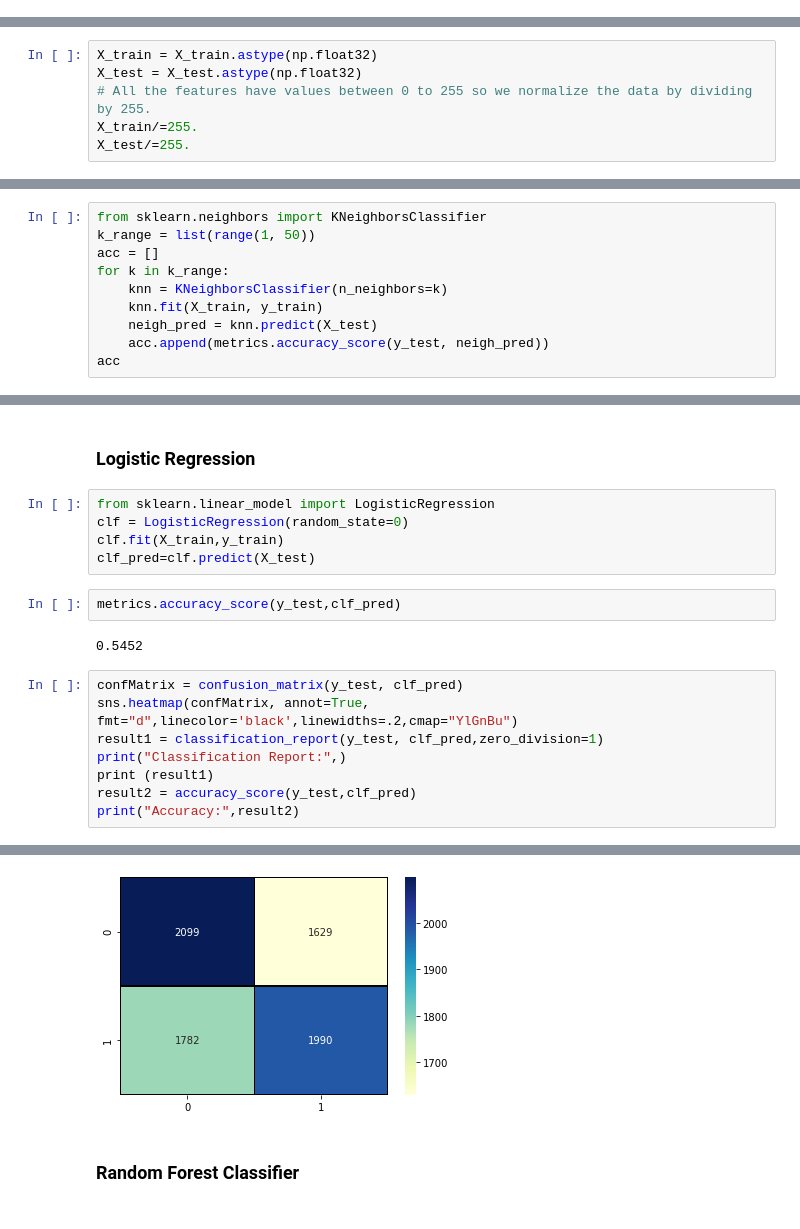
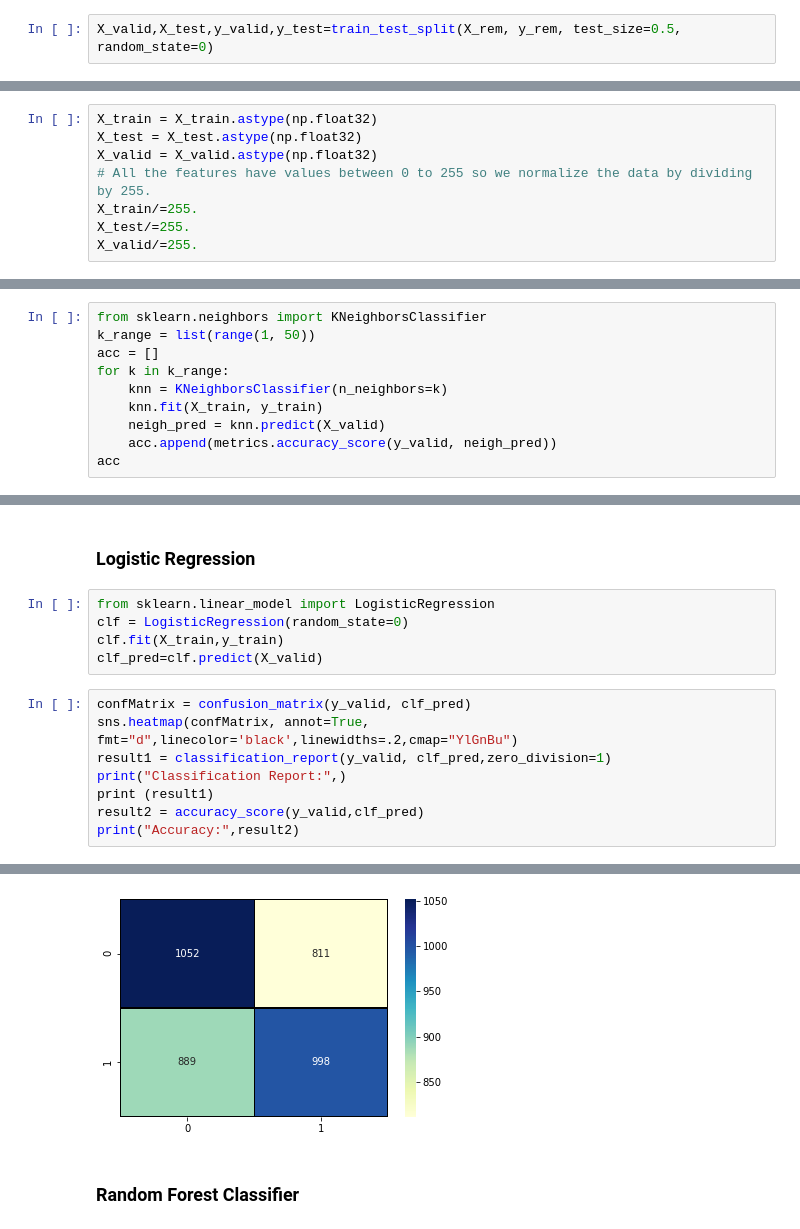
Before and after one commit to idobar1403/FinalProjectYear1, a Jupyter notebook: Cats-vs-Dogs.ipynb, the cells around one changed output, grey strips where cells are left out. Saved outputs shown, nothing was run; the diff lists cells and outputs as text.

```diff
--- a/Cats-vs-Dogs.ipynb
+++ b/Cats-vs-Dogs.ipynb
@@ -148,0 +151,2 @@ X_train, X_test, y_train, y_test = train_test_split(train, target, test_size=0.3
+# %%
+X_valid,X_test,y_valid,y_test=train_test_split(X_rem, y_rem, test_size=0.5, random_state=0)
@@ -157,9 +173,11 @@ The test set as: 7500 Samples
 # %%
 X_train = X_train.astype(np.float32)
 X_test = X_test.astype(np.float32)
+X_valid = X_valid.astype(np.float32)
 # All the features have values between 0 to 255 so we normalize the data by dividing by 255.
 X_train/=255.
 X_test/=255.
+X_valid/=255.
 # %% [markdown]
 <B> Lets try some models
 # %% [markdown]
@@ -171,7 +189,7 @@ acc = []
 for k in k_range:
     knn = KNeighborsClassifier(n_neighbors=k)
     knn.fit(X_train, y_train)
-    neigh_pred = knn.predict(X_test)
-    acc.append(metrics.accuracy_score(y_test, neigh_pred))
+    neigh_pred = knn.predict(X_valid)
+    acc.append(metrics.accuracy_score(y_valid, neigh_pred))
 acc
 # %% [output]
@@ -220,18 +238,14 @@ Accuracy: 0.6048
 from sklearn.linear_model import LogisticRegression
 clf = LogisticRegression(random_state=0)
 clf.fit(X_train,y_train)
-clf_pred=clf.predict(X_test)
+clf_pred=clf.predict(X_valid)
-# %%
-metrics.accuracy_score(y_test,clf_pred)
-# %% [output]
-0.5452
 # %%
-confMatrix = confusion_matrix(y_test, clf_pred)
+confMatrix = confusion_matrix(y_valid, clf_pred)
 sns.heatmap(confMatrix, annot=True, fmt="d",linecolor='black',linewidths=.2,cmap="YlGnBu")
-result1 = classification_report(y_test, clf_pred,zero_division=1)
+result1 = classification_report(y_valid, clf_pred,zero_division=1)
 print("Classification Report:",)
 print (result1)
-result2 = accuracy_score(y_test,clf_pred)
+result2 = accuracy_score(y_valid,clf_pred)
 print("Accuracy:",result2)
 # %% [output]
 Classification Report:
@@ -248,3 +262,3 @@ Accuracy: 0.5452
-[figure, old version]
+[figure, new version]
 # %% [markdown]
 ### Random Forest Classifier
```
Also changed, not shown: parts of 79 cells of this notebook.
